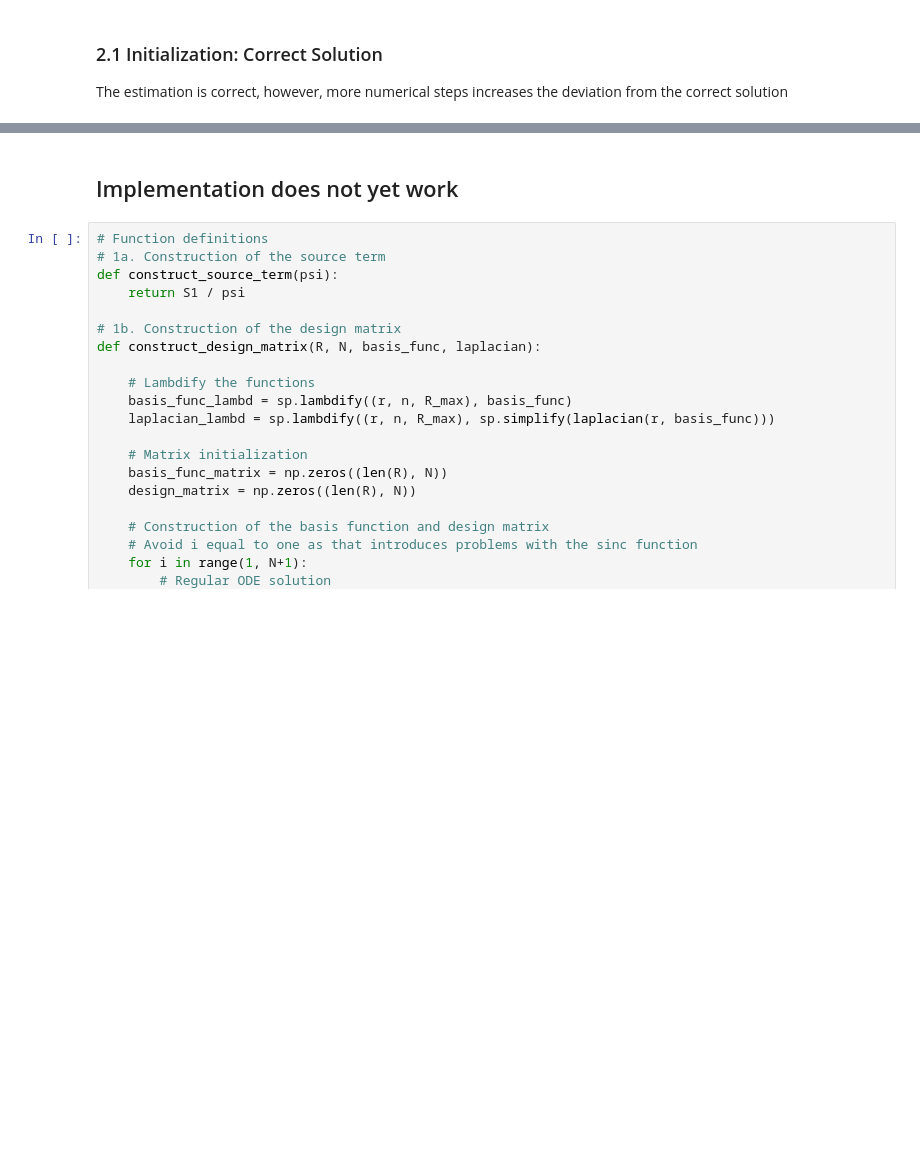
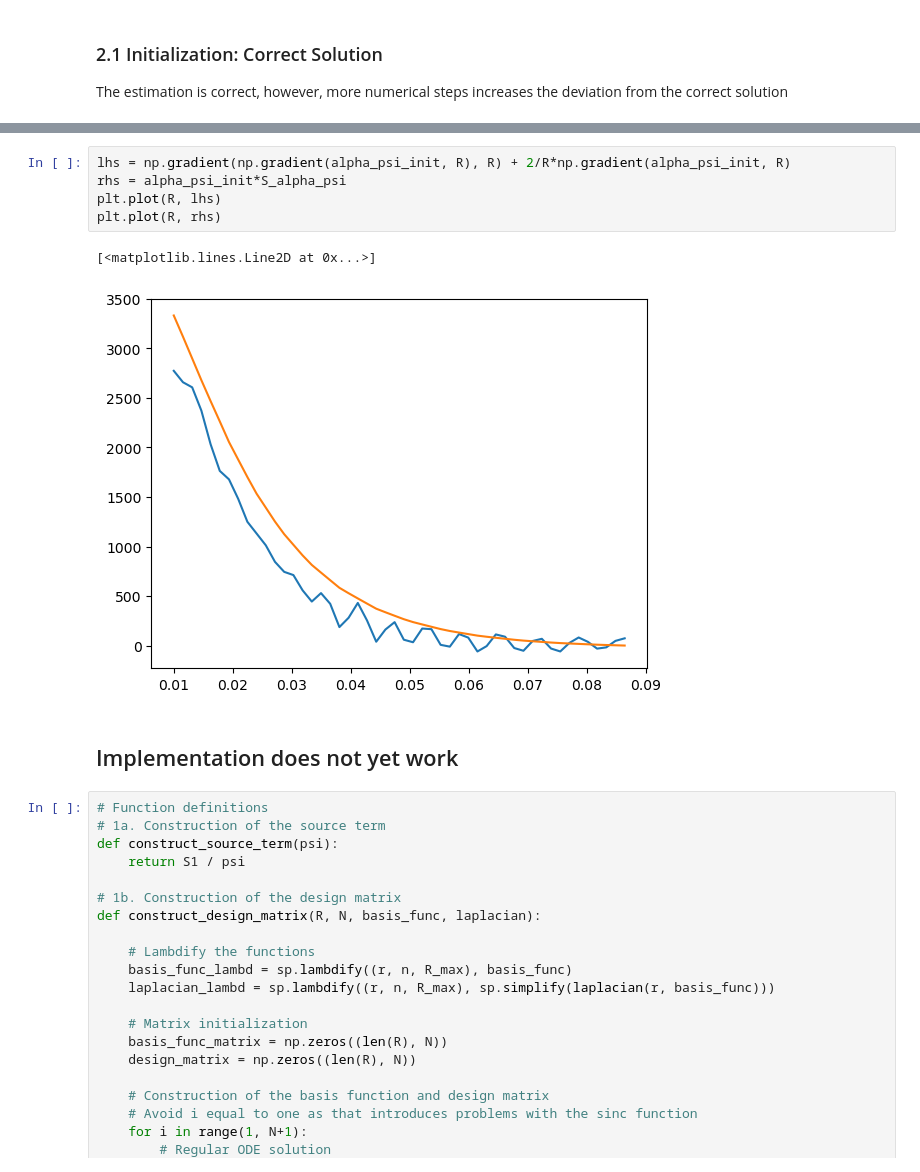
Before and after one commit to Poincare-code/henri, a Jupyter notebook: notebooks/validation-notebooks/Relevant/2_Non_Linear-Alpha-Psi.ipynb, the cells around one changed output, grey strips where cells are left out. Drawn from its saved outputs; the diff is of its cells as text; blank space fills up the shorter version.

```diff
--- a/notebooks/validation-notebooks/Relevant/2_Non_Linear-Alpha-Psi.ipynb
+++ b/notebooks/validation-notebooks/Relevant/2_Non_Linear-Alpha-Psi.ipynb
@@ -199,3 +198,11 @@ ax[1].plot(R, solution_mean_primal + y_BC2 - alpha*psi)
+# %%
+lhs = np.gradient(np.gradient(alpha_psi_init, R), R) + 2/R*np.gradient(alpha_psi_init, R)
+rhs = alpha_psi_init*S_alpha_psi
+plt.plot(R, lhs)
+plt.plot(R, rhs)
+# %% [output]
+[<matplotlib.lines.Line2D at 0x...>]
+[figure, added]
 # %% [markdown]
 ## Implementation does not yet work
 # %%
```
Also changed, not shown: parts of 5 cells of this notebook, 2 other files.
